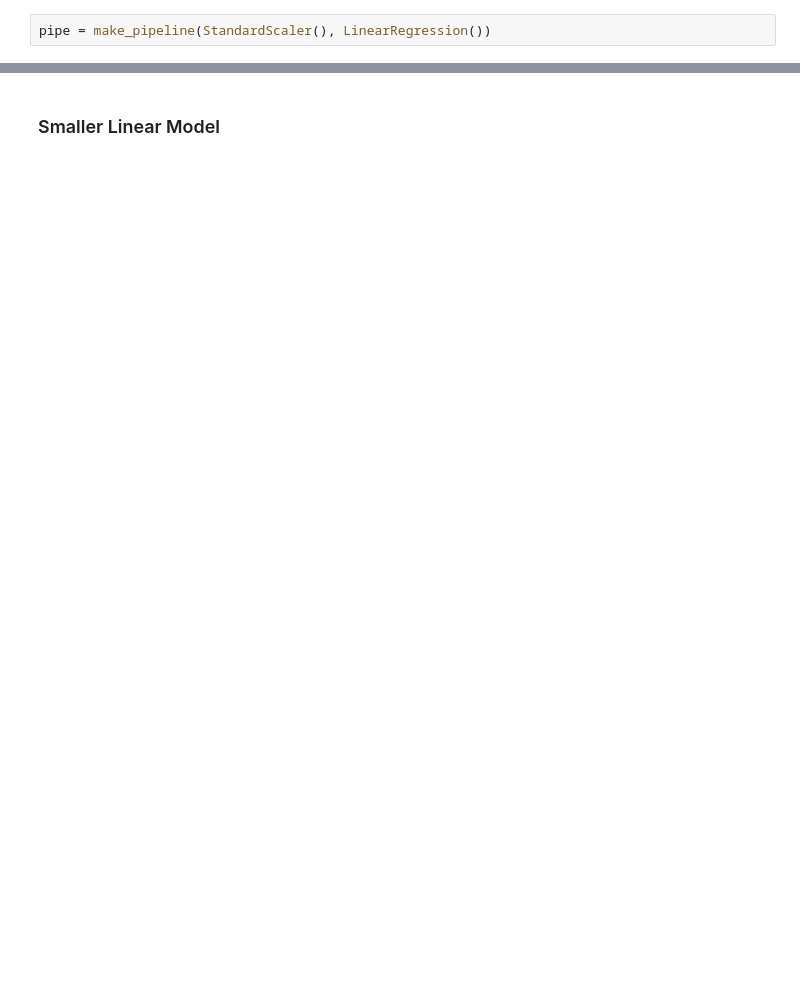
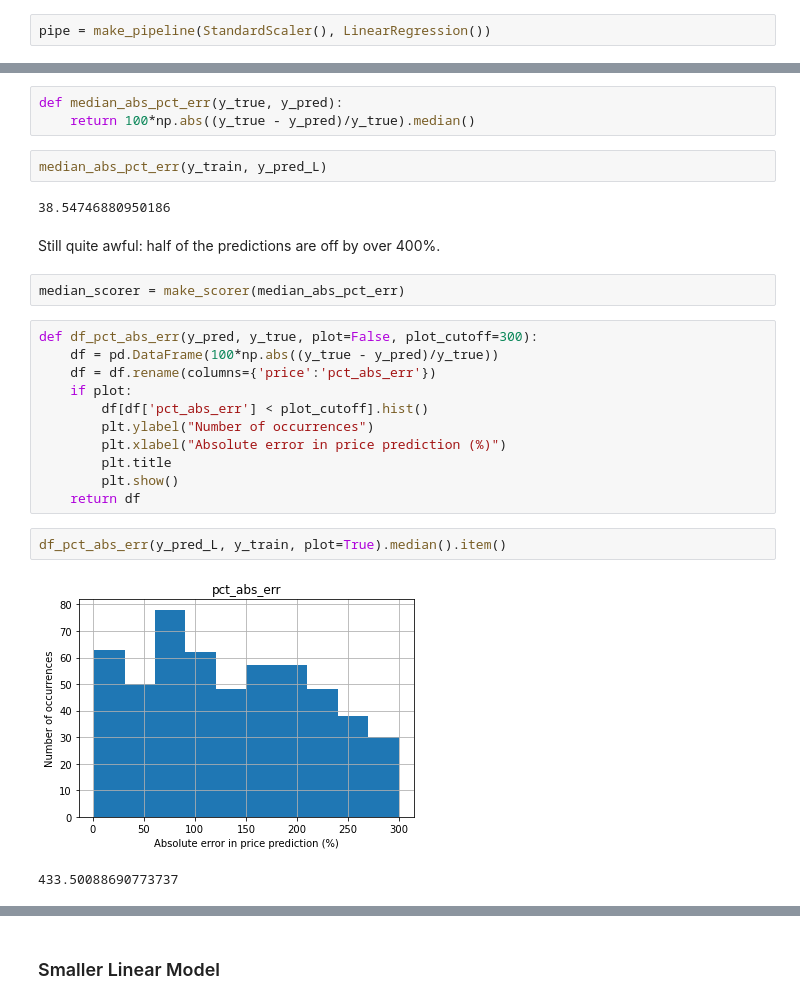
Before and after one commit to tdauer2718/airbnb-chicago, a Jupyter notebook: Chicago Airbnb analysis.ipynb, the cells around one changed output, grey strips where cells are left out. Cells and saved outputs as stored; diff of their text form; blank space fills up the shorter version.

```diff
--- a/Chicago Airbnb analysis.ipynb
+++ b/Chicago Airbnb analysis.ipynb
@@ -380,0 +287,27 @@ Name: listing_url, dtype: object
+# %%
+def median_abs_pct_err(y_true, y_pred):
+    return 100*np.abs((y_true - y_pred)/y_true).median()
+# %%
+median_abs_pct_err(y_train, y_pred_L)
+# %% [output]
+38.54746880950186
+# %% [markdown]
+Still quite awful: half of the predictions are off by over 400%.
+# %%
+median_scorer = make_scorer(median_abs_pct_err)
+# %%
+def df_pct_abs_err(y_pred, y_true, plot=False, plot_cutoff=300):
+    df = pd.DataFrame(100*np.abs((y_true - y_pred)/y_true))
+    df = df.rename(columns={'price':'pct_abs_err'})
+    if plot:
+        df[df['pct_abs_err'] < plot_cutoff].hist()
+        plt.ylabel("Number of occurrences")
+        plt.xlabel("Absolute error in price prediction (%)")
+        plt.title
+        plt.show()
+    return df
+# %%
+df_pct_abs_err(y_pred_L, y_train, plot=True).median().item()
+# %% [output]
+[figure, added]
+433.50088690773737
```
Also changed, not shown: parts of 137 cells of this notebook, 2 other files.
